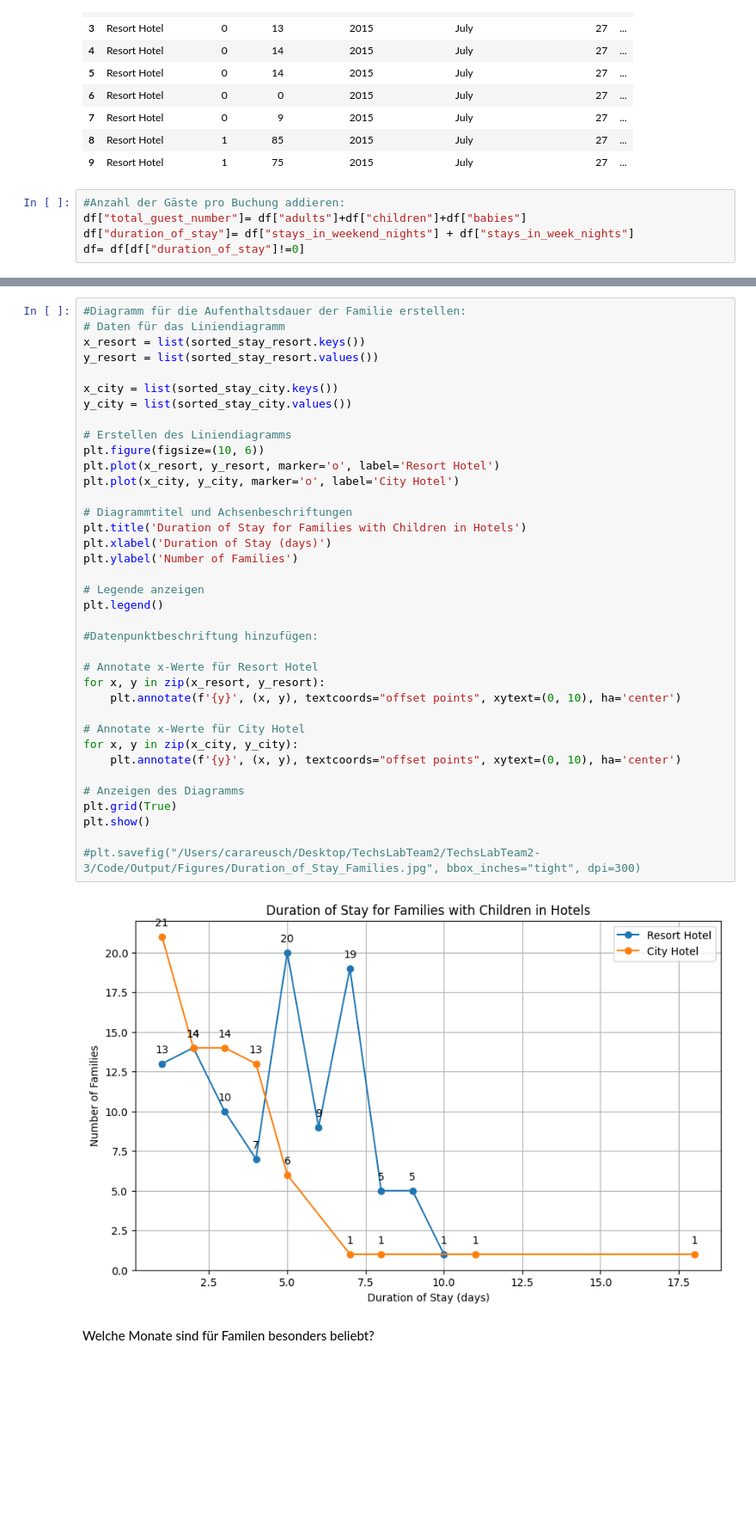
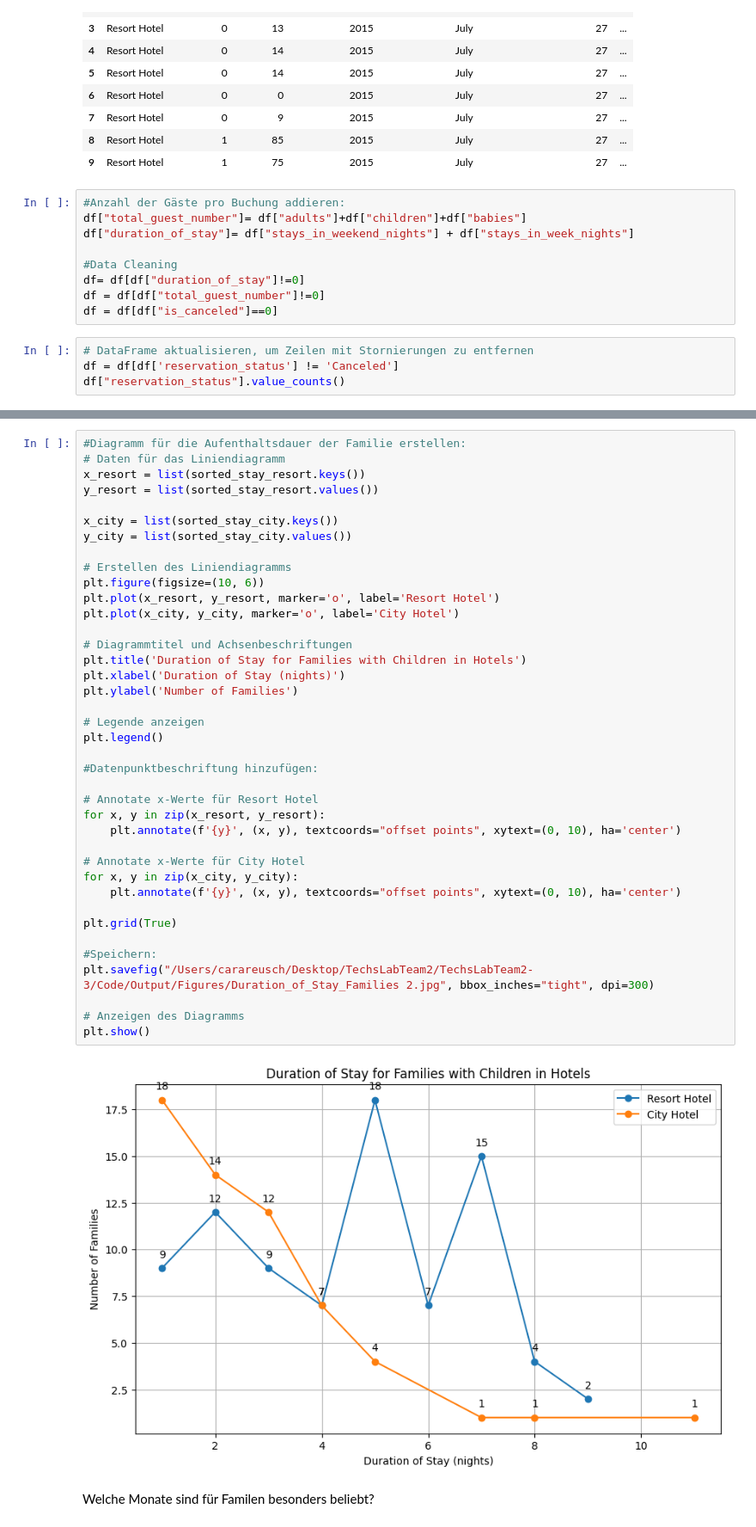
Before and after one commit to Catrex90/TechsLabTeam2, a Jupyter notebook: Code/Cara_children_and_guest.ipynb, the cells around one changed output, grey strips where cells are left out. Shown: that part at 86% size. Drawn from its saved outputs; the diff is of its cells as text; blank space fills up the shorter version.

```diff
--- a/Code/Cara_children_and_guest.ipynb
+++ b/Code/Cara_children_and_guest.ipynb
@@ -26,4 +34,12 @@ df.head(10)
 #Anzahl der Gäste pro Buchung addieren:
 df["total_guest_number"]= df["adults"]+df["children"]+df["babies"]
 df["duration_of_stay"]= df["stays_in_weekend_nights"] + df["stays_in_week_nights"]
+
+#Data Cleaning
 df= df[df["duration_of_stay"]!=0]
+df = df[df["total_guest_number"]!=0]
+df = df[df["is_canceled"]==0]
+# %%
+# DataFrame aktualisieren, um Zeilen mit Stornierungen zu entfernen
+df = df[df['reservation_status'] != 'Canceled']
+df["reservation_status"].value_counts()
@@ -241,38 +248,40 @@ x_resort = list(sorted_stay_resort.keys())
 y_resort = list(sorted_stay_resort.values())
 
 x_city = list(sorted_stay_city.keys())
 y_city = list(sorted_stay_city.values())
 
 # Erstellen des Liniendiagramms
 plt.figure(figsize=(10, 6))
 plt.plot(x_resort, y_resort, marker='o', label='Resort Hotel')
 plt.plot(x_city, y_city, marker='o', label='City Hotel')
 
 # Diagrammtitel und Achsenbeschriftungen
 plt.title('Duration of Stay for Families with Children in Hotels')
-plt.xlabel('Duration of Stay (days)')
+plt.xlabel('Duration of Stay (nights)')
 plt.ylabel('Number of Families')
 
 # Legende anzeigen
 plt.legend()
 
 #Datenpunktbeschriftung hinzufügen:
 
 # Annotate x-Werte für Resort Hotel
 for x, y in zip(x_resort, y_resort):
     plt.annotate(f'{y}', (x, y), textcoords="offset points", xytext=(0, 10), ha='center')
 
 # Annotate x-Werte für City Hotel
 for x, y in zip(x_city, y_city):
     plt.annotate(f'{y}', (x, y), textcoords="offset points", xytext=(0, 10), ha='center')
 
+plt.grid(True)
+
+#Speichern:
+plt.savefig("/Users/carareusch/Desktop/TechsLabTeam2/TechsLabTeam2-3/Code/Output/Figures/Duration_of_Stay_Families 2.jpg", bbox_inches="tight", dpi=300)
+
 # Anzeigen des Diagramms
-plt.grid(True)
 plt.show()
-
-#plt.savefig("/Users/carareusch/Desktop/TechsLabTeam2/TechsLabTeam2-3/Code/Output/Figures/Duration_of_Stay_Families.jpg", bbox_inches="tight", dpi=300)
 # %% [output]
-[figure, old version]
+[figure, new version]
 # %% [markdown]
 Welche Monate sind für Familen besonders beliebt?
 # %%
```
Also changed, not shown: parts of 16 cells of this notebook, 6 other files.
